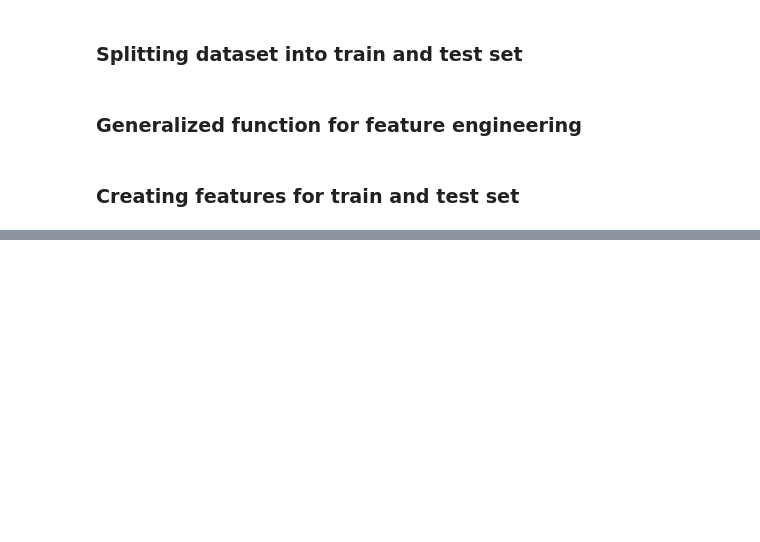
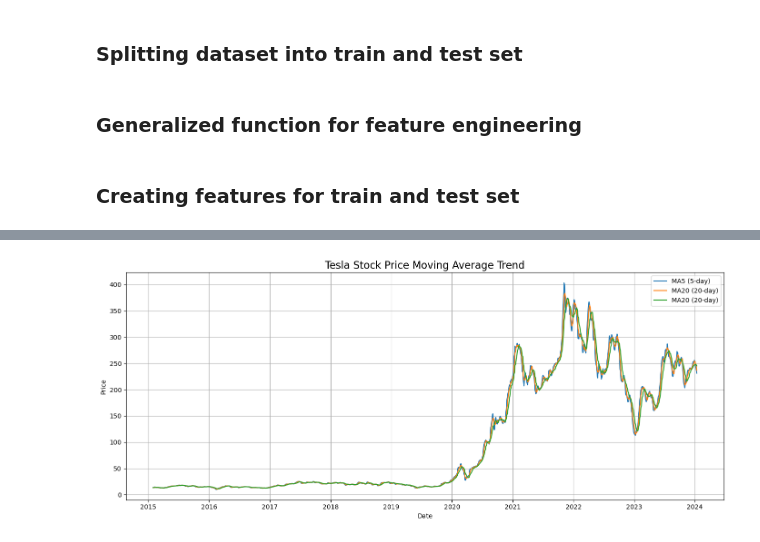
Before and after one commit to Rakib047/Tesla-Stock-Price-Forcasting-Project, a Jupyter notebook: main.ipynb, the cells around one changed output, grey strips where cells are left out. Drawn from its saved outputs; the diff is of its cells as text; code cells hidden in the pictures; blank space fills up the shorter version.

```diff
--- a/main.ipynb
+++ b/main.ipynb
@@ -161,0 +188,16 @@ Scaled Test shape: (744, 13)
+# %%
+plt.figure(figsize=(14, 6))
+
+plt.plot(df_full.index, df_full['MA5'], label='MA5 (5-day)', linewidth=1.5)
+plt.plot(df_full.index, df_full['MA10'], label='MA20 (20-day)', linewidth=1.5)
+plt.plot(df_full.index, df_full['MA20'], label='MA20 (20-day)', linewidth=1.5)
+
+plt.title('Tesla Stock Price Moving Average Trend', fontsize=16)
+plt.xlabel('Date')
+plt.ylabel('Price')
+plt.legend()
+plt.grid(True)
+plt.tight_layout()
+plt.show()
+# %% [output]
+[figure, added]
```
Also changed, not shown: parts of 21 cells of this notebook.
